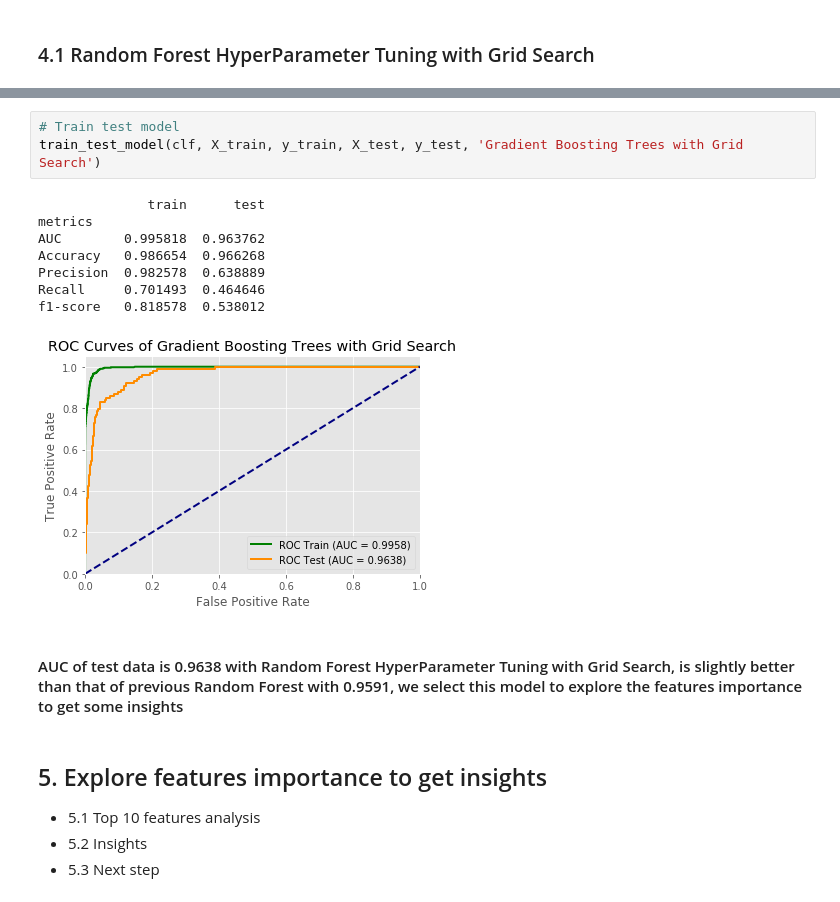
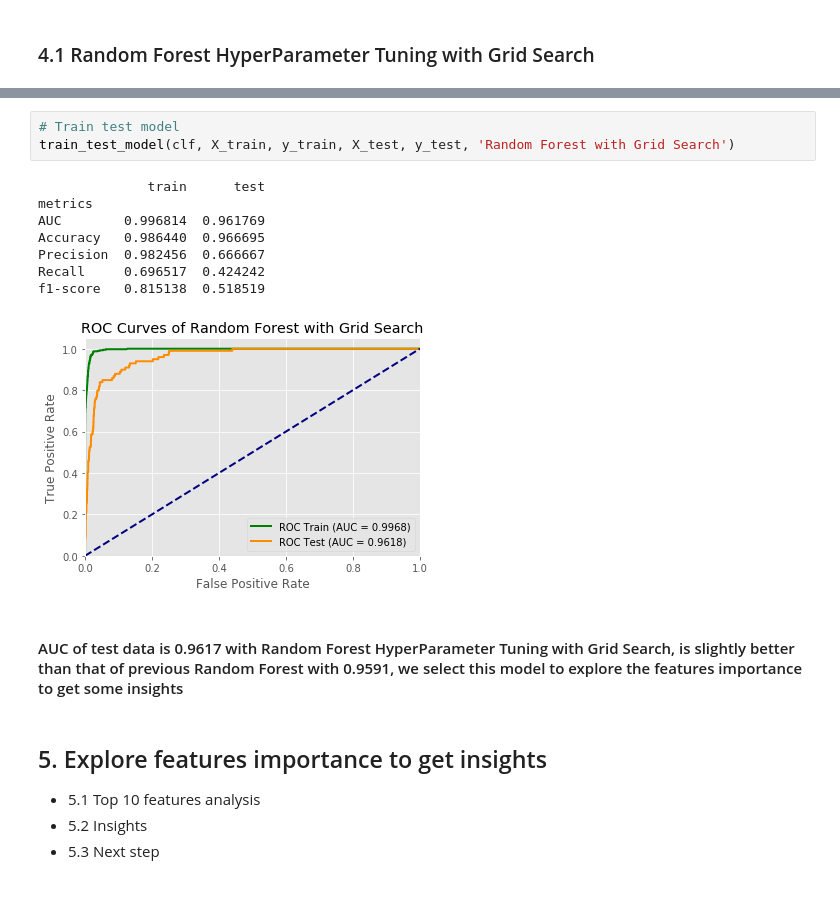
Before and after one commit to Ziwei-Wang-Will/Sensors_Data-User_Behavior_Analytics_and_Conversion_Prediction, a Jupyter notebook: code/4_Model_Fitting_and_Insights.ipynb, the cells around one changed output, grey strips where cells are left out. Cells and saved outputs as stored; diff of their text form.

```diff
--- a/code/4_Model_Fitting_and_Insights.ipynb
+++ b/code/4_Model_Fitting_and_Insights.ipynb
@@ -409,18 +409,18 @@ RandomForestClassifier(bootstrap=True, class_weight=None, criterion='gini',
             warm_start=False)
 # %%
 # Train test model
-train_test_model(clf, X_train, y_train, X_test, y_test, 'Gradient Boosting Trees with Grid Search')
+train_test_model(clf, X_train, y_train, X_test, y_test, 'Random Forest with Grid Search')
 # %% [output]
               train      test
 metrics
-AUC        0.995818  0.963762
-Accuracy   0.986654  0.966268
-Precision  0.982578  0.638889
-Recall     0.701493  0.464646
-f1-score   0.818578  0.538012
+AUC        0.996814  0.961769
+Accuracy   0.986440  0.966695
+Precision  0.982456  0.666667
+Recall     0.696517  0.424242
+f1-score   0.815138  0.518519
-[figure, old version]
+[figure, new version]
 # %% [markdown]
-#### AUC of test data is 0.9638 with Random Forest HyperParameter Tuning with Grid Search, is slightly better than that of previous Random Forest with 0.9591, we select this model to explore the features importance to get some insights
+#### AUC of test data is 0.9617 with Random Forest HyperParameter Tuning with Grid Search, is slightly better than that of previous Random Forest with 0.9591, we select this model to explore the features importance to get some insights
 # %% [markdown]
 ## 5. Explore features importance to get insights
 - 5.1 Top 10 features analysis
```
Also changed, not shown: parts of 1 cell of this notebook.
